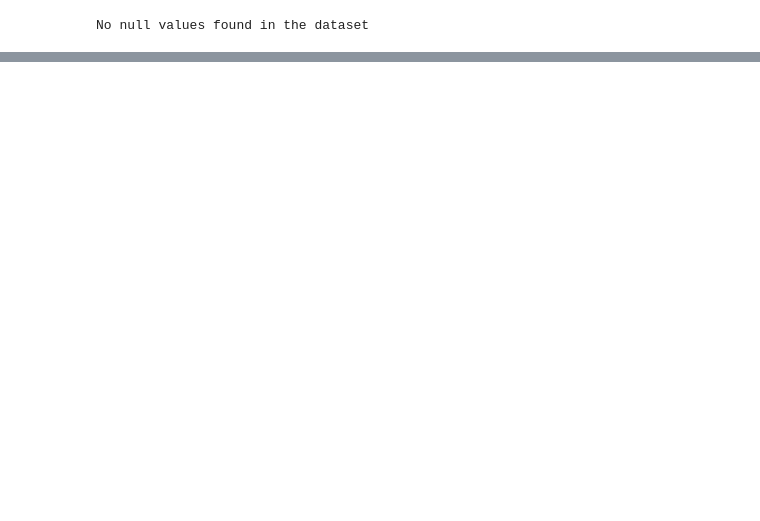
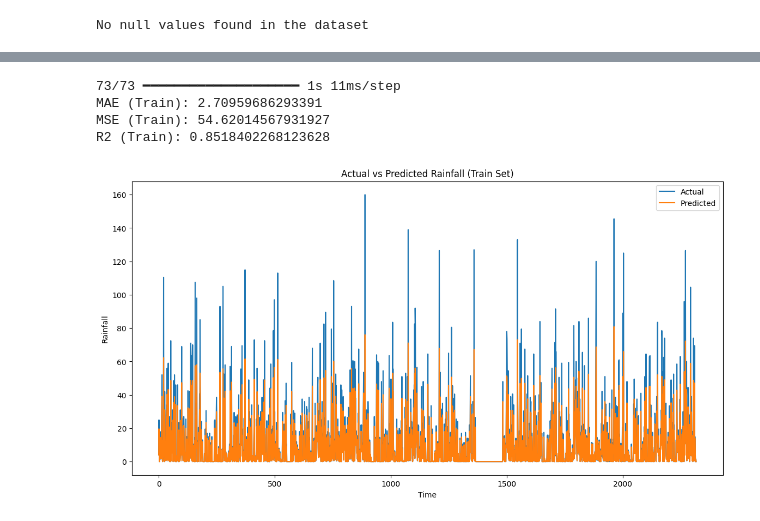
Before and after one commit to farisawal/rainfall-forecast, a Jupyter notebook: lstm/lstm.ipynb, the cells around one changed output, grey strips where cells are left out. Cells and saved outputs as stored; diff of their text form; code cells hidden in the pictures; blank space fills up the shorter version.

Commit message:
update on the lstm model, the work documentation is on Notion

```diff
--- a/lstm/lstm.ipynb
+++ b/lstm/lstm.ipynb
@@ -84,0 +93,5 @@ columns length after interaction: 65
+# %%
+df['DewPoint_Depression'] = df['Temperature'] - df['DewPoint']
+df['WindDir_u'] = np.cos(np.radians(df['WindDir']))
+df['WindDir_v'] = np.sin(np.radians(df['WindDir']))
+df['Humidity_Pressure_Index'] = df['Humidity'] * (1/df['Pressure'])
@@ -305,3 +239,38 @@ Epoch 50/50
+# %%
+# Predict on the training set
+y_train_pred_scaled = model.predict(X_train_reshaped)
+
+# Inverse transform the scaled predictions and actual values
+y_train_pred = scaler_y.inverse_transform(y_train_pred_scaled)
+y_train_actual = scaler_y.inverse_transform(y_train_scaled)
+
+# get the sample data into a dataframe
+df_results = pd.DataFrame(y_train_actual, columns=['actual'])
+df_results['predicted'] = y_train_pred
+
+# Calculate evaluation metrics
+mae_train = mean_absolute_error(y_train_actual, y_train_pred)
+mse_train = mean_squared_error(y_train_actual, y_train_pred)
+r2_train = r2_score(y_train_actual, y_train_pred)
+print(f'MAE (Train): {mae_train}')
+print(f'MSE (Train): {mse_train}')
+print(f'R2 (Train): {r2_train}')
+
+# Plot actual vs predicted values
+plt.figure(figsize=(14, 7))
+plt.plot(y_train_actual, label='Actual')
+plt.plot(y_train_pred, label='Predicted')
+plt.title('Actual vs Predicted Rainfall (Train Set)')
+plt.xlabel('Time')
+plt.ylabel('Rainfall')
+plt.legend()
+plt.show()
+# %% [output]
+73/73 ━━━━━━━━━━━━━━━━━━━━ 1s 11ms/step
+MAE (Train): 2.70959686293391
+MSE (Train): 54.62014567931927
+R2 (Train): 0.8518402268123628
+[figure, added]
 # %%
 # Plot training & validation loss values
 plt.plot(history.history['loss'])
```
Also changed, not shown: parts of 17 cells of this notebook, 23 other files.
